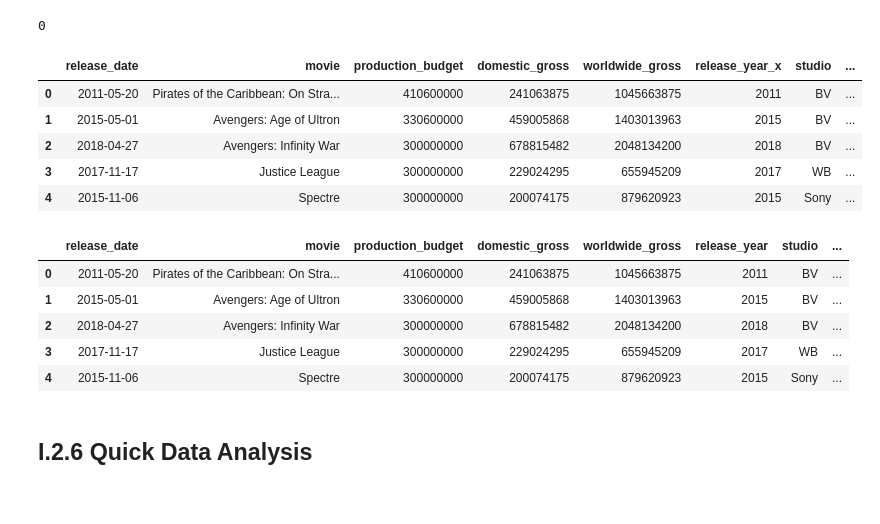
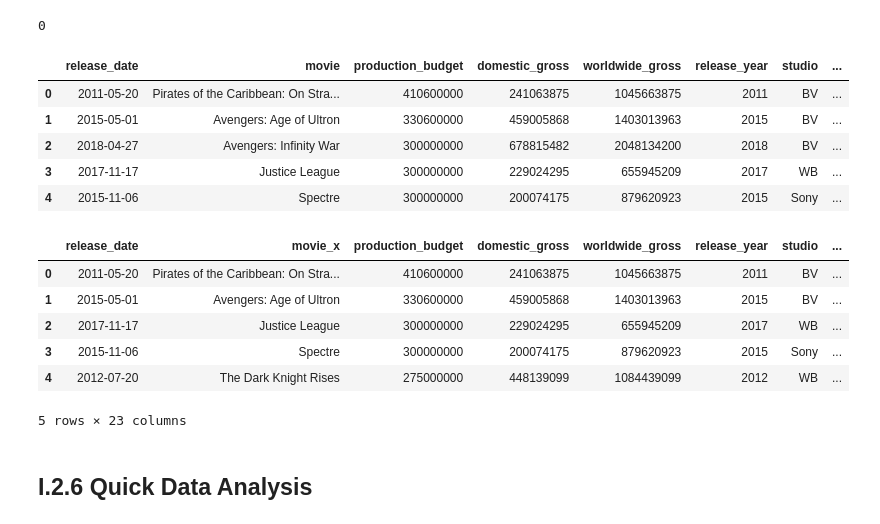
Before and after one commit to baotramduong/Porfolio_Project_The_Movie_Industry, a Jupyter notebook: Part I - Data Cleaning & Preparation of Provided Data.ipynb, the cells around one changed output. Saved outputs shown, nothing was run; the diff lists cells and outputs as text; code cells hidden in the pictures.

```diff
--- a/Part I - Data Cleaning & Preparation of Provided Data.ipynb
+++ b/Part I - Data Cleaning & Preparation of Provided Data.ipynb
@@ -1450,0 +1192,3 @@ memory usage: 136.1+ KB
+# %%
+#drop null since it's insignificant
+merged_df_1 = merged_df_1.dropna()
@@ -1456,26 +1204,30 @@ merged_df_1.duplicated().sum()
 # %%
 #drop unneeded columns
 merged_df_1 = merged_df_1.drop(['release_year_y'], axis = 1)
+# %%
+#rename columns
+merged_df_1 = merged_df_1.rename(columns={'release_year_x':'release_year', 'original_language':'language'})
 # %%
 merged_df_1.head()
 # %% [output]
-|  | release_date | movie | production_budget | domestic_gross | worldwide_gross | release_year_x | studio | ... |
+|  | release_date | movie | production_budget | domestic_gross | worldwide_gross | release_year | studio | ... |
 | 0 | 2011-05-20 | Pirates of the Caribbean: On Stra... | 410600000 | 241063875 | 1045663875 | 2011 | BV | ... |
 | 1 | 2015-05-01 | Avengers: Age of Ultron | 330600000 | 459005868 | 1403013963 | 2015 | BV | ... |
 | 2 | 2018-04-27 | Avengers: Infinity War | 300000000 | 678815482 | 2048134200 | 2018 | BV | ... |
 | 3 | 2017-11-17 | Justice League | 300000000 | 229024295 | 655945209 | 2017 | WB | ... |
 | 4 | 2015-11-06 | Spectre | 300000000 | 200074175 | 879620923 | 2015 | Sony | ... |
-# %%
-merged_df_1 = merged_df_1.rename(columns={'release_year_x':'release_year'})
+# %%
+full_df_1 = pd.merge(merged_df_1, names_titles_df, on='tconst')
 # %%
-merged_df_1.head()
+full_df_1.head()
 # %% [output]
-|  | release_date | movie | production_budget | domestic_gross | worldwide_gross | release_year | studio | ... |
+|  | release_date | movie_x | production_budget | domestic_gross | worldwide_gross | release_year | studio | ... |
 | 0 | 2011-05-20 | Pirates of the Caribbean: On Stra... | 410600000 | 241063875 | 1045663875 | 2011 | BV | ... |
 | 1 | 2015-05-01 | Avengers: Age of Ultron | 330600000 | 459005868 | 1403013963 | 2015 | BV | ... |
-| 2 | 2018-04-27 | Avengers: Infinity War | 300000000 | 678815482 | 2048134200 | 2018 | BV | ... |
-| 3 | 2017-11-17 | Justice League | 300000000 | 229024295 | 655945209 | 2017 | WB | ... |
-| 4 | 2015-11-06 | Spectre | 300000000 | 200074175 | 879620923 | 2015 | Sony | ... |
+| 2 | 2017-11-17 | Justice League | 300000000 | 229024295 | 655945209 | 2017 | WB | ... |
+| 3 | 2015-11-06 | Spectre | 300000000 | 200074175 | 879620923 | 2015 | Sony | ... |
+| 4 | 2012-07-20 | The Dark Knight Rises | 275000000 | 448139099 | 1084439099 | 2012 | WB | ... |
+5 rows × 23 columns
 # %% [markdown]
 ## I.2.6 Quick Data Analysis
 # %% [markdown]
```
Also changed, not shown: parts of 171 cells of this notebook, 1 other file.
